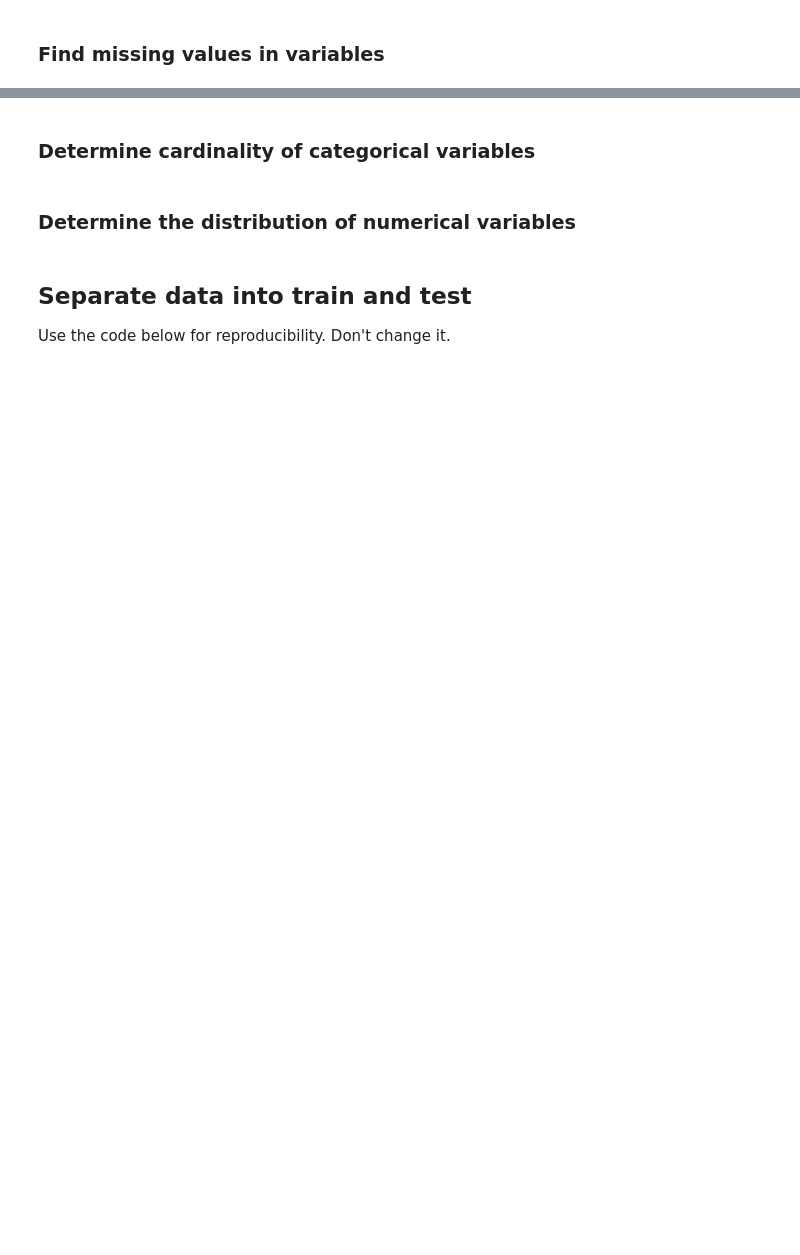
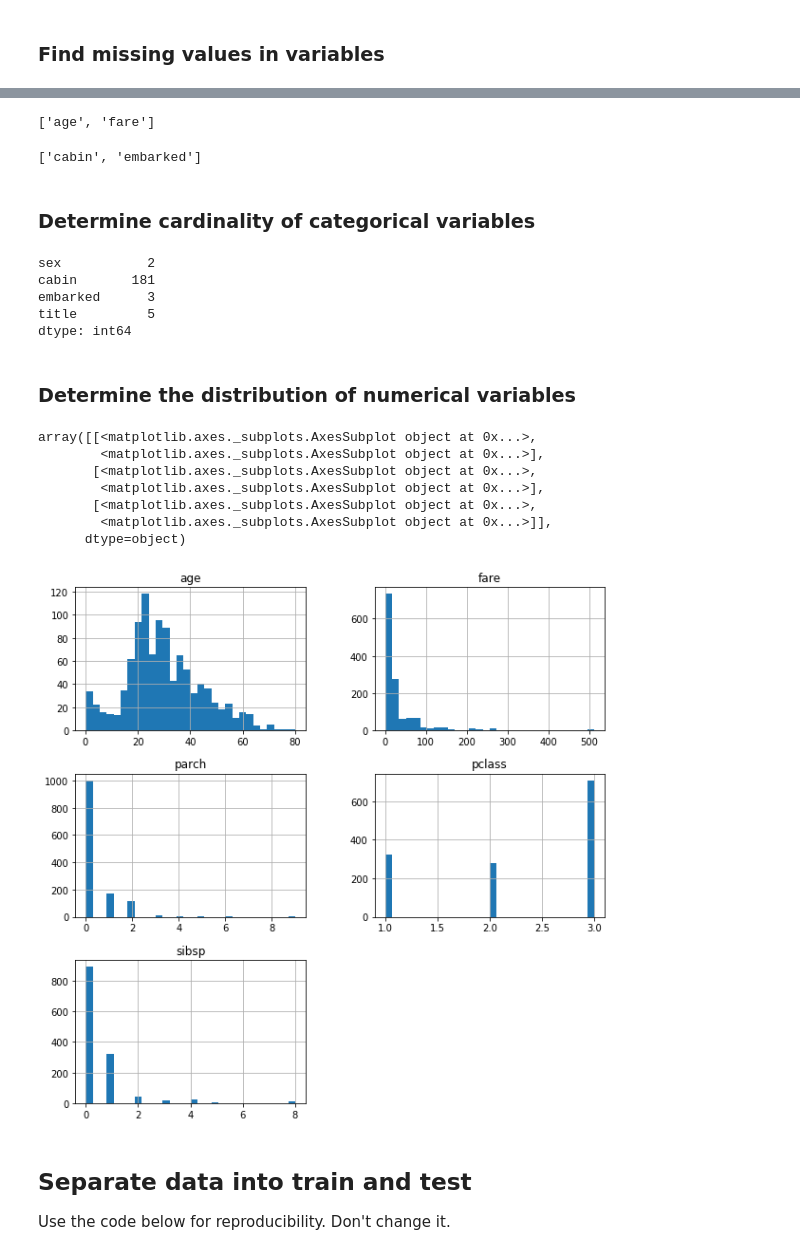
Before and after one commit to trainindata/deploying-machine-learning-models, a Jupyter notebook: section-04-research-and-development/titanic-assignment/01-predicting-survival-titanic-assignement.ipynb, the cells around one changed output, grey strips where cells are left out. Cells and saved outputs as stored; diff of their text form; code cells hidden in the pictures; blank space fills up the shorter version.

```diff
--- a/section-04-research-and-development/titanic-assignment/01-predicting-survival-titanic-assignement.ipynb
+++ b/section-04-research-and-development/titanic-assignment/01-predicting-survival-titanic-assignement.ipynb
@@ -114,9 +118,9 @@ data.to_csv('titanic.csv', index=False)
 # %%
 target = 'survived'
 # %%
-vars_num = # fill your code here
+vars_cat = [var for var in data.columns if data[var].dtype=='O']
 
-vars_cat = # fill your code here
+vars_num = [var for var in data.columns if var not in vars_cat and var != target]
 
 print('Number of numerical variables: {}'.format(len(vars_num)))
 print('Number of categorical variables: {}'.format(len(vars_cat)))
@@ -125,11 +141,38 @@ print('Number of categorical variables: {}'.format(len(vars_cat)))
 # %%
 # first in numerical variables
+num_na = [var for var in vars_num if var in vars_with_na]
+num_na
+# %% [output]
+['age', 'fare']
 # %%
 # now in categorical variables
+cat_na = [var for var in vars_cat if var in vars_with_na]
+cat_na
+# %% [output]
+['cabin', 'embarked']
 # %% [markdown]
 ### Determine cardinality of categorical variables
+# %%
+data[vars_cat].nunique()
+# %% [output]
+sex           2
+cabin       181
+embarked      3
+title         5
+dtype: int64
 # %% [markdown]
 ### Determine the distribution of numerical variables
+# %%
+data[vars_num].hist(bins=30, figsize=(10, 10))
+# %% [output]
+array([[<matplotlib.axes._subplots.AxesSubplot object at 0x...>,
+        <matplotlib.axes._subplots.AxesSubplot object at 0x...>],
+       [<matplotlib.axes._subplots.AxesSubplot object at 0x...>,
+        <matplotlib.axes._subplots.AxesSubplot object at 0x...>],
+       [<matplotlib.axes._subplots.AxesSubplot object at 0x...>,
+        <matplotlib.axes._subplots.AxesSubplot object at 0x...>]],
+      dtype=object)
+[figure, added]
 # %% [markdown]
 ## Separate data into train and test
 
```
Also changed, not shown: parts of 21 cells of this notebook, 14 other files.
